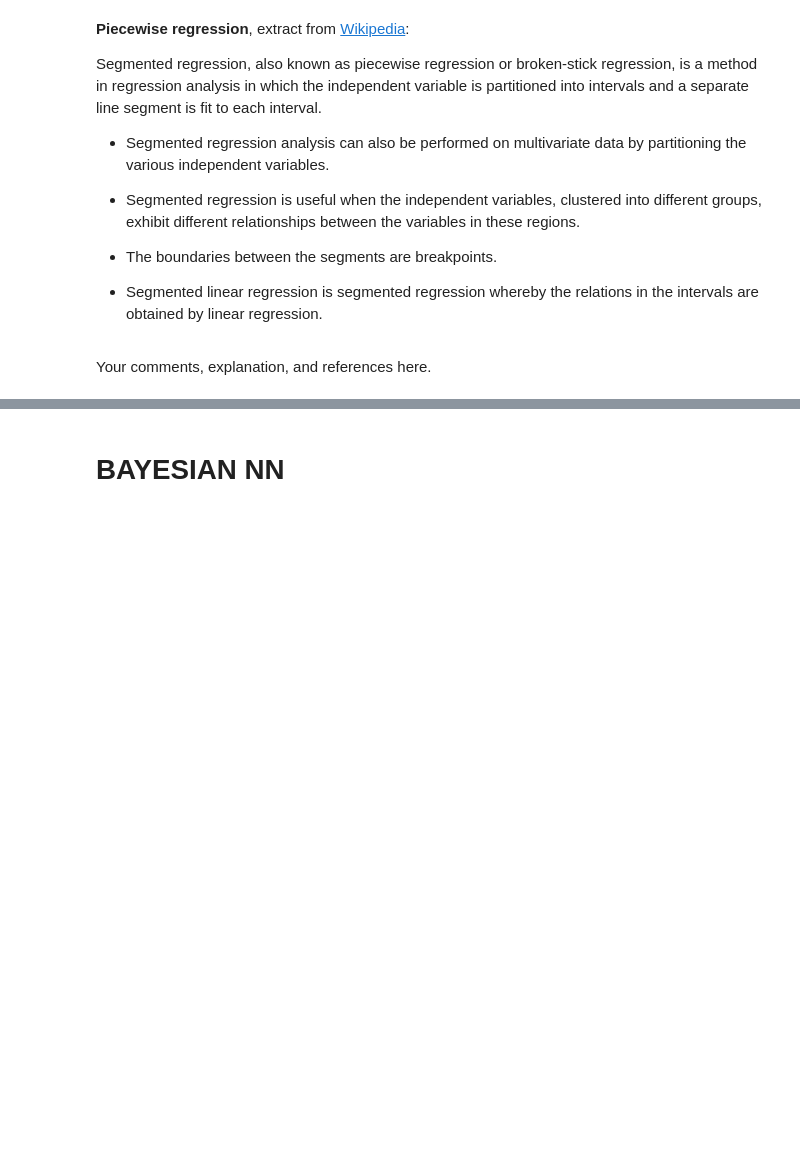
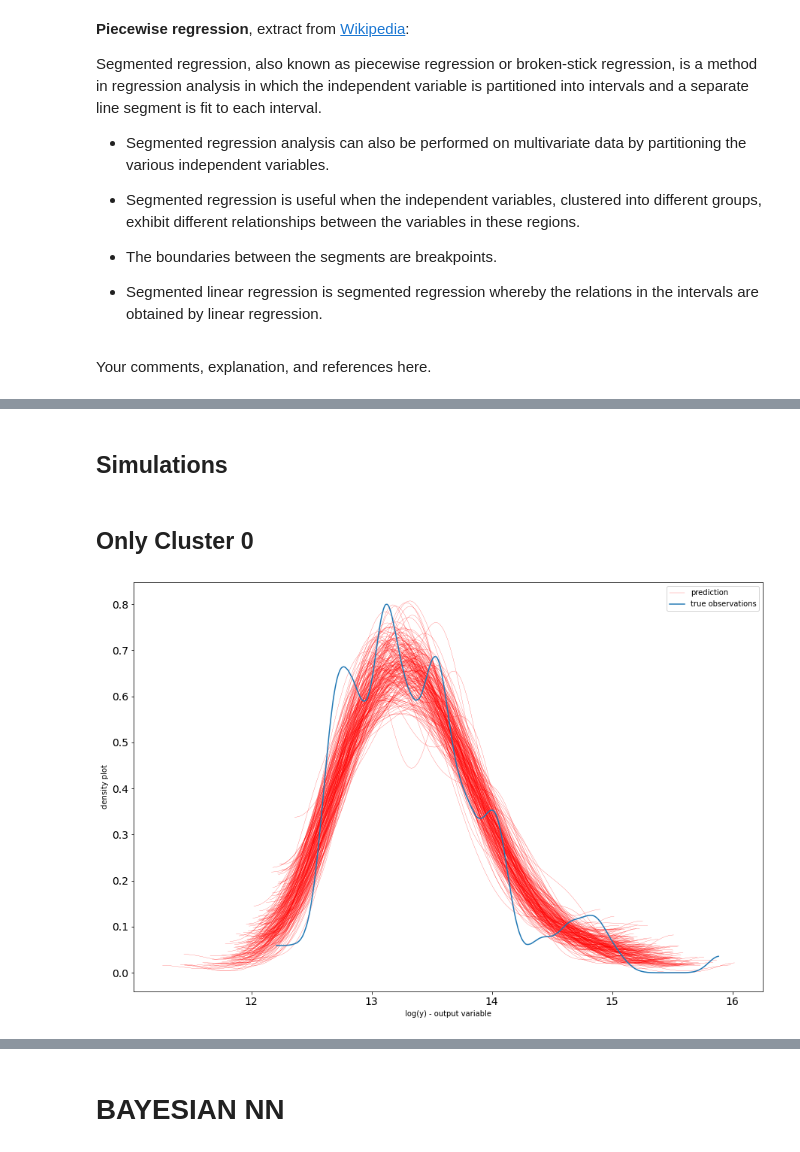
Before and after one commit to markdevine/ET5003_SEM1_2021-2, a Jupyter notebook: ET5003_KaggleCompetition_MarkDevine_19187289.ipynb, the cells around one changed output, grey strips where cells are left out. Cells and saved outputs as stored; diff of their text form; code cells hidden in the pictures; blank space fills up the shorter version.

```diff
--- a/ET5003_KaggleCompetition_MarkDevine_19187289.ipynb
+++ b/ET5003_KaggleCompetition_MarkDevine_19187289.ipynb
@@ -981,0 +1241,14 @@ Your comments, explanation, and references here.
+# %%
+# cluster 3
+Xn3 = Xn_train[clusters_train==3,:]
+Xtestn3 = Xn_test[clusters_test==3,:]
+ylog3 = np.log(ys_train.astype('float')[clusters_train==3,:])
+yscaler3 = StandardScaler().fit(ylog3)
+yn3 = yscaler3.transform(ylog3)
+# %%
+# cluster 4
+Xn4 = Xn_train[clusters_train==4,:]
+Xtestn4 = Xn_test[clusters_test==4,:]
+ylog4 = np.log(ys_train.astype('float')[clusters_train==4,:])
+yscaler4 = StandardScaler().fit(ylog4)
+yn4 = yscaler3.transform(ylog4)
@@ -981,0 +1384,33 @@ Your comments, explanation, and references here.
+# %%
+# Posterior predictive checks (PPCs)
+def ppc(alpha,beta,sigma, X,  nsamples=500):
+    #we select nsamples random samples from the posterior
+    ind = np.random.randint(0,beta.shape[0],size=nsamples)
+    alphai = alpha[ind]
+    betai = beta[ind,:]
+    sigmai = sigma[ind]
+
+    Ypred = np.zeros((nsamples,X.shape[0]))
+    for i in range(X.shape[0]):
+        #we generate data from linear model
+        y_pred = alphai + np.dot(betai, X[i:i+1,:].T).T +np.random.randn(len(sigmai))*sigmai
+        Ypred[:,i]=y_pred[0,:]
+    return Ypred
+# %% [markdown]
+## Simulations
+# %% [markdown]
+## Only Cluster 0
+# %%
+#Simulation
+Ypred0 = yscaler0.inverse_transform(ppc(posterior0['alpha'],posterior0['beta'],posterior0['sigma_n'],Xn0,  nsamples=200))
+for i in range(Ypred0.shape[0]):
+    az.plot_dist( Ypred0[i,:],color='r',plot_kwargs={"linewidth": 0.2})
+az.plot_dist(Ypred0[i,:],color='r',plot_kwargs={"linewidth": 0.2}, label="prediction")
+az.plot_dist(ylog0,label='true observations');
+plt.legend()
+plt.rcParams['figure.figsize'] = [25, 20]
+plt.xlabel("log(y) - output variable")
+plt.ylabel("density plot");
+plt.rcParams['figure.figsize'] = [15, 10]
+# %% [output]
+[figure, added]
```
Also changed, not shown: parts of 62 cells of this notebook.
